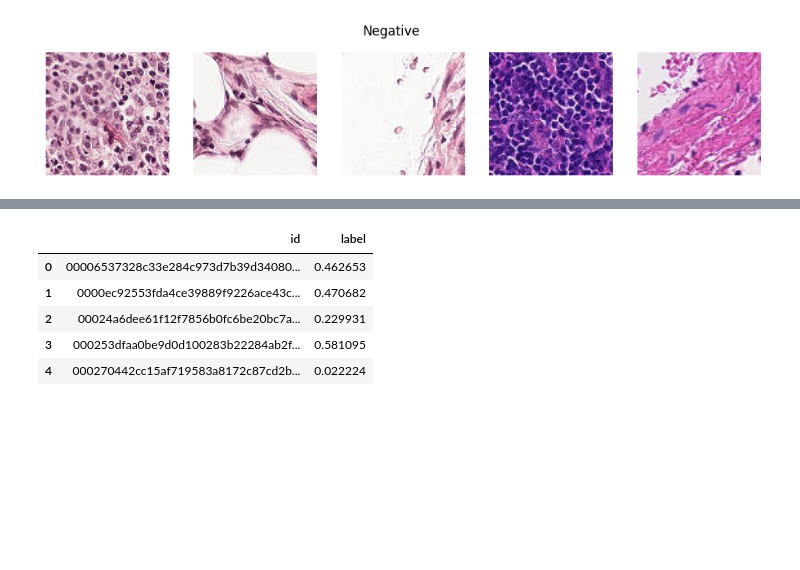
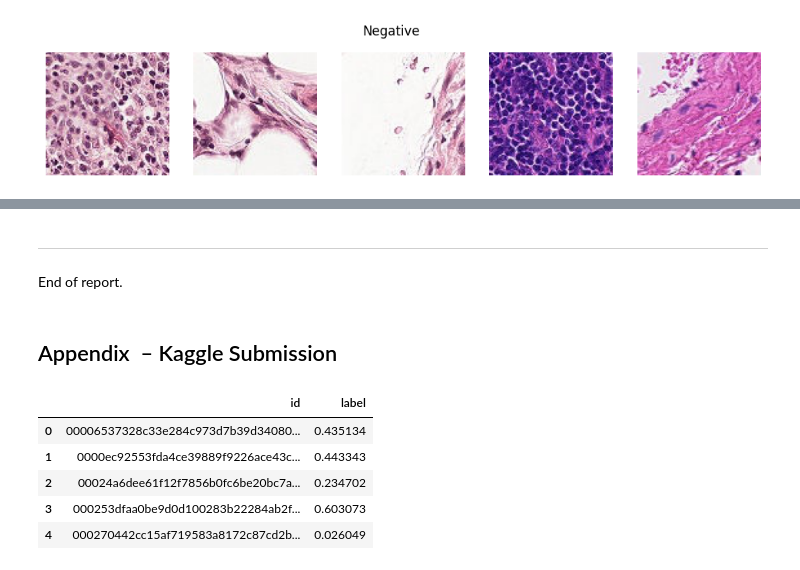
Before and after one commit to soma00333/cuboulder-csca5642-week3, a Jupyter notebook: main.ipynb, the cells around one changed output, grey strips where cells are left out. Saved outputs shown, nothing was run; the diff lists cells and outputs as text; code cells hidden in the pictures; blank space fills up the shorter version.

```diff
--- a/main.ipynb
+++ b/main.ipynb
@@ -12,8 +29,7 @@ plt.style.use('ggplot')
 # %%
-# --- Load CSV and keep only rows whose images exist ---
+# --- Load CSV and keep only existing images ---
 DATA_DIR  = Path('histopathologic-cancer-detection')
-TRAIN_DIR = DATA_DIR/'train'
-TEST_DIR  = DATA_DIR/'test'
+TRAIN_DIR = DATA_DIR/'train'; TEST_DIR  = DATA_DIR/'test'
 
 df = pd.read_csv(DATA_DIR/'train_labels.csv')
 existing = {p.stem for p in TRAIN_DIR.glob('*.tif')}
@@ -57,14 +76,12 @@ class HistDataset(Dataset):
     def __init__(self, df, img_dir, transform=None):
         self.df = df.reset_index(drop=True)
         self.img_dir = img_dir; self.transform = transform
-    def __len__(self):
-        return len(self.df)
+    def __len__(self): return len(self.df)
     def __getitem__(self, idx):
-        img_id = self.df.loc[idx, 'id']
-        label  = self.df.loc[idx, 'label']
-        img    = Image.open(self.img_dir / f"{img_id}.tif")
-        if self.transform:
-            img = self.transform(img)
+        img_id = self.df.loc[idx,'id']
+        label  = self.df.loc[idx,'label']
+        img = Image.open(self.img_dir/f"{img_id}.tif")
+        if self.transform: img = self.transform(img)
         return img, torch.tensor(label, dtype=torch.float32)
 # %%
 train_tfms = transforms.Compose([
@@ -95,8 +107,7 @@ class SimpleCNN(nn.Module):
         )
         self.fc = nn.Linear(128, 1)
     def forward(self, x):
-        x = self.conv(x)
-        x = x.view(x.size(0), -1)
+        x = self.conv(x); x = x.view(x.size(0), -1)
         return self.fc(x).squeeze(1)
 
 device = torch.device('cuda' if torch.cuda.is_available() else 'cpu')
@@ -136,0 +142,9 @@ Epoch 3: train 0.4528 | val 0.4282
+# %%
+# --- Optional: Validation AUC ---
+from sklearn.metrics import roc_auc_score
+model.eval(); preds, labels = [], []
+with torch.no_grad():
+    for x, y in val_loader:
+        preds.extend(torch.sigmoid(model(x.to(device))).cpu().numpy())
+        labels.extend(y.numpy())
+print('Validation AUC:', roc_auc_score(labels, preds))
@@ -137,28 +175,32 @@ Epoch 3: train 0.4528 | val 0.4282
+# %% [markdown]
+---
+End of report.
+# %% [markdown]
+## Appendix  – Kaggle Submission
 # %%
 class TestDataset(Dataset):
     def __init__(self, img_dir, transform):
-        self.paths = sorted(img_dir.glob('*.tif'))
-        self.tf    = transform
+        self.paths = sorted(img_dir.glob('*.tif')); self.tf = transform
     def __len__(self): return len(self.paths)
     def __getitem__(self, idx):
         p = self.paths[idx]; img = Image.open(p)
         return self.tf(img), p.stem
 
 test_loader = DataLoader(TestDataset(TEST_DIR, transforms.ToTensor()), batch_size=128, shuffle=False, num_workers=0)
 
 model.eval(); ids, preds = [], []
 with torch.no_grad():
     for x, stems in test_loader:
         prob = torch.sigmoid(model(x.to(device))).cpu().numpy()
         preds.extend(prob); ids.extend(stems)
 
 sub = pd.DataFrame({'id': ids, 'label': preds})
 sub.to_csv('submission.csv', index=False)
 sub.head()
 # %% [output]
 |  | id | label |
-| 0 | 00006537328c33e284c973d7b39d34080... | 0.462653 |
-| 1 | 0000ec92553fda4ce39889f9226ace43c... | 0.470682 |
-| 2 | 00024a6dee61f12f7856b0fc6be20bc7a... | 0.229931 |
-| 3 | 000253dfaa0be9d0d100283b22284ab2f... | 0.581095 |
-| 4 | 000270442cc15af719583a8172c87cd2b... | 0.022224 |
+| 0 | 00006537328c33e284c973d7b39d34080... | 0.435134 |
+| 1 | 0000ec92553fda4ce39889f9226ace43c... | 0.443343 |
+| 2 | 00024a6dee61f12f7856b0fc6be20bc7a... | 0.234702 |
+| 3 | 000253dfaa0be9d0d100283b22284ab2f... | 0.603073 |
+| 4 | 000270442cc15af719583a8172c87cd2b... | 0.026049 |
```
Also changed, not shown: parts of 19 cells of this notebook, 1 other file.
